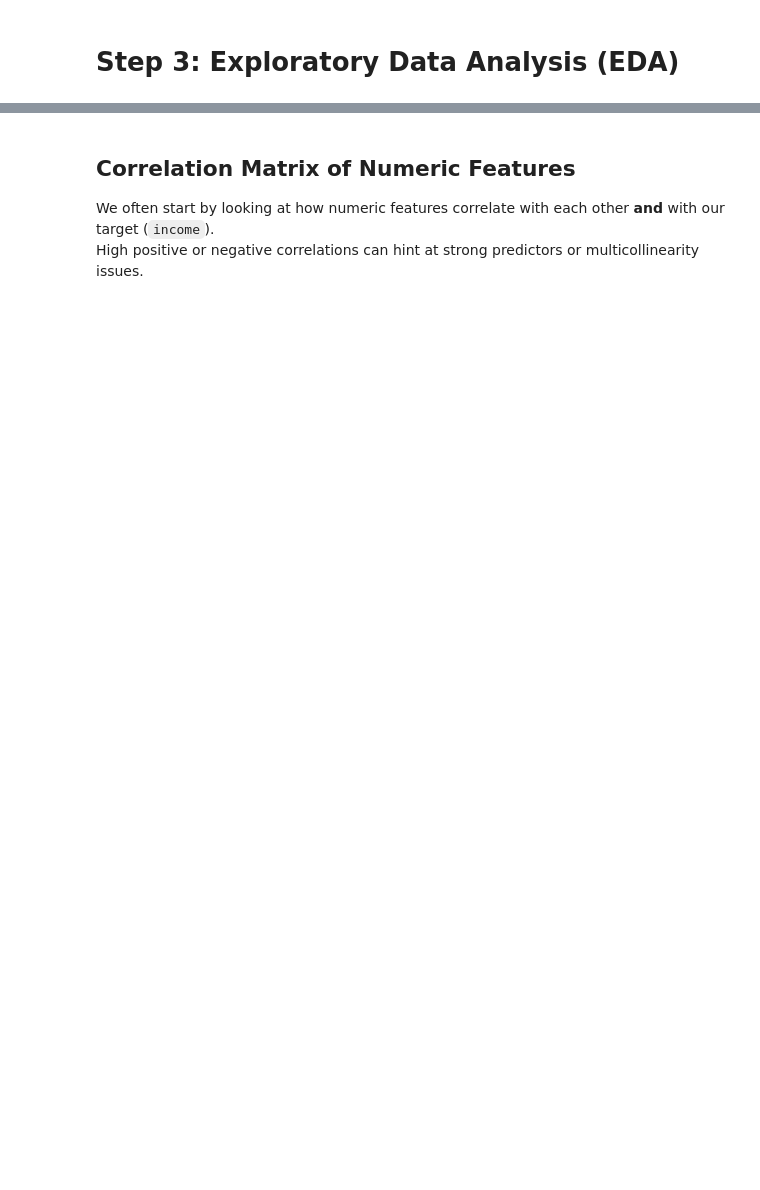
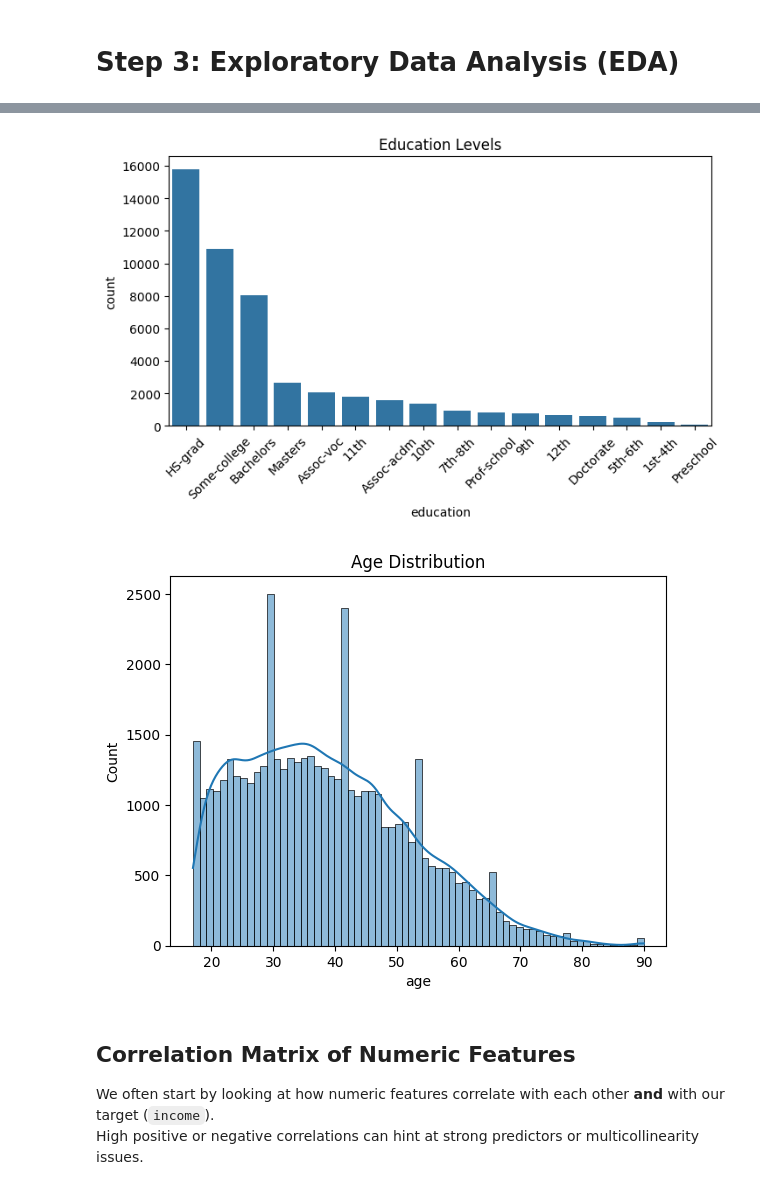
Before and after one commit to fernandobalieiro/JNations-2025, a Jupyter notebook: notebooks/Workshop.ipynb, the cells around one changed output, grey strips where cells are left out. Saved outputs shown, nothing was run; the diff lists cells and outputs as text; code cells hidden in the pictures; blank space fills up the shorter version.

```diff
--- a/notebooks/Workshop.ipynb
+++ b/notebooks/Workshop.ipynb
@@ -63,17 +106,23 @@ plt.show()
 # %%
 # ─── 2.3 FEATURE VISUALIZATIONS ─────────────────────────
 # Categorical: education
 plt.figure(figsize=(8,4))
 sns.countplot(x='education', data=df,
               order=df['education'].value_counts().index)
 plt.xticks(rotation=45)
 plt.title("Education Levels")
 plt.show()
 
 # Numeric: age distribution
-sns.histplot(df['age'], kde=True)
+sns.histplot(df['age'], kde=True, binwidth=None)
 plt.title("Age Distribution")
 plt.show()
+
+# TODO: Try to perform this with different continuous values (hours-per-week)
+# You might need to manipulate the `binwidth` parameter (which is a number!)
+# %% [output]
+[figure, added]
+[figure, added]
 # %% [markdown]
 ## Correlation Matrix of Numeric Features
 We often start by looking at how numeric features correlate with each other **and** with our target (`income`).
```
Also changed, not shown: parts of 26 cells of this notebook, 1 other file.
